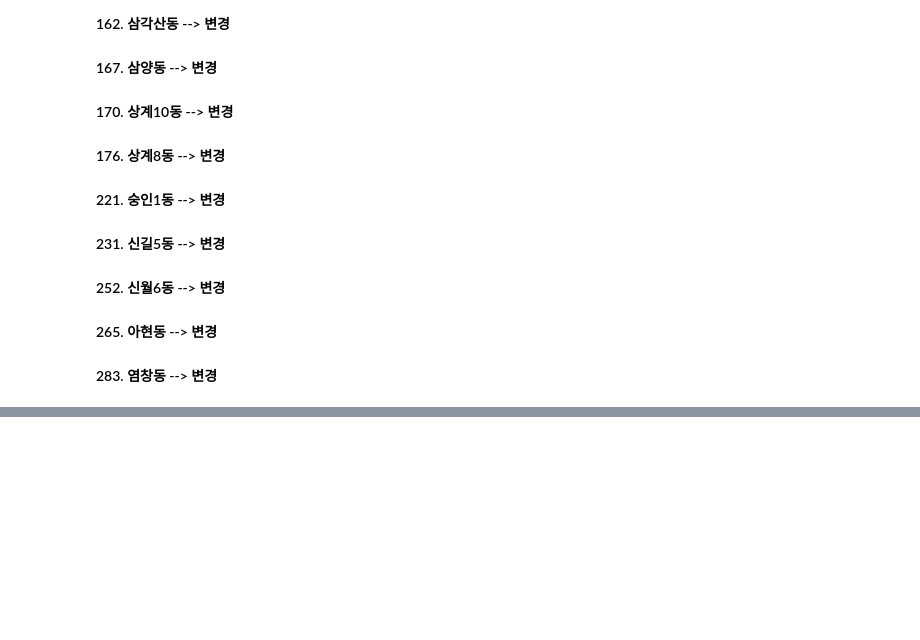
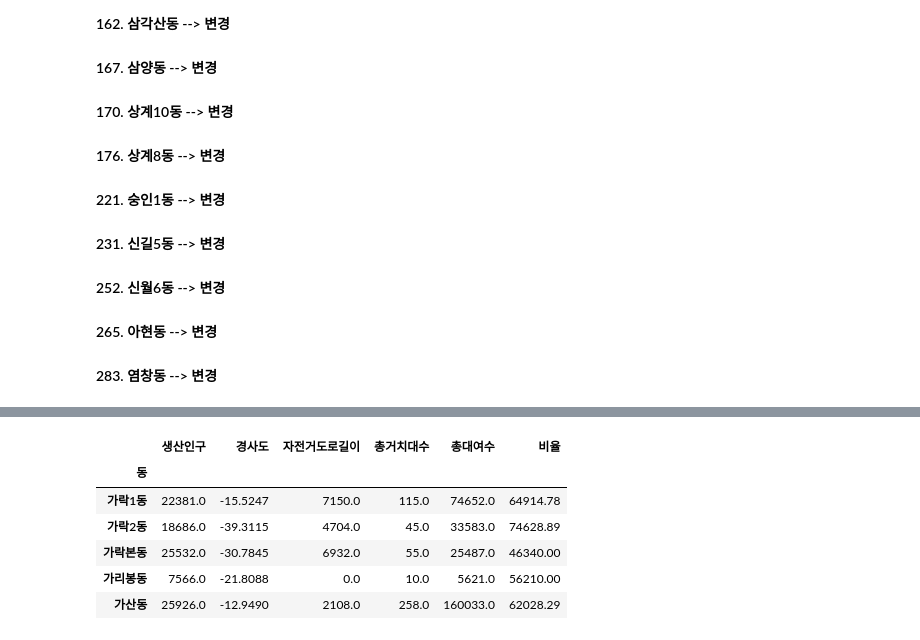
Before and after one commit to JuheePak/Python-project, a Jupyter notebook: source/visualization.ipynb, the cells around one changed output, grey strips where cells are left out. Saved outputs shown, nothing was run; the diff lists cells and outputs as text; code cells hidden in the pictures; blank space fills up the shorter version.

```diff
--- a/source/visualization.ipynb
+++ b/source/visualization.ipynb
@@ -230,0 +249,11 @@ all.to_csv('data/dong_df_1110.csv', index=False, encoding='utf-8')
+# %%
+data = all.set_index('동')
+display(data.head())
+# %% [output]
+|  | 생산인구 | 경사도 | 자전거도로길이 | 총거치대수 | 총대여수 | 비율 |
+| 동 |  |  |  |  |  |  |
+| 가락1동 | 22381.0 | -15.5247 | 7150.0 | 115.0 | 74652.0 | 64914.78 |
+| 가락2동 | 18686.0 | -39.3115 | 4704.0 | 45.0 | 33583.0 | 74628.89 |
+| 가락본동 | 25532.0 | -30.7845 | 6932.0 | 55.0 | 25487.0 | 46340.00 |
+| 가리봉동 | 7566.0 | -21.8088 | 0.0 | 10.0 | 5621.0 | 56210.00 |
+| 가산동 | 25926.0 | -12.9490 | 2108.0 | 258.0 | 160033.0 | 62028.29 |
```
Also changed, not shown: parts of 12 cells of this notebook.
